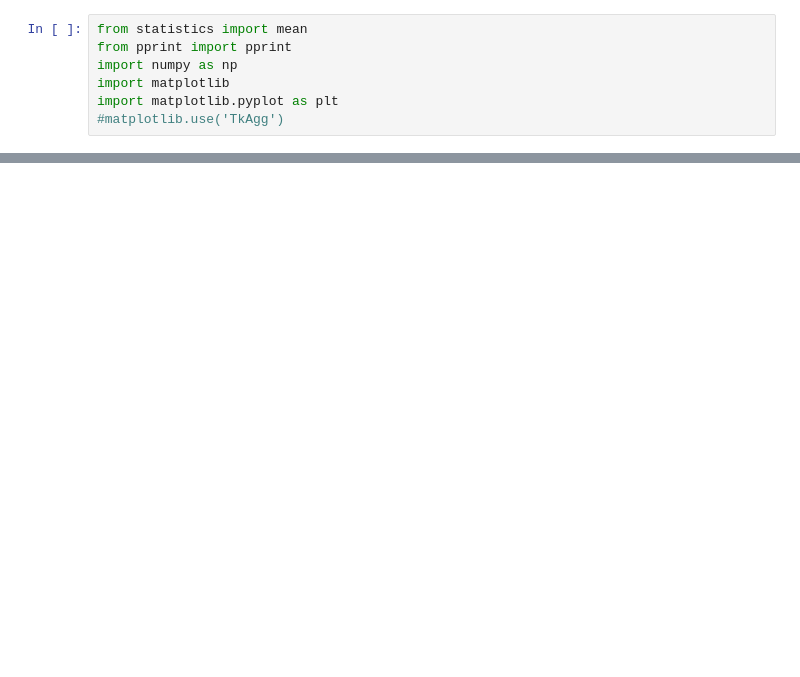
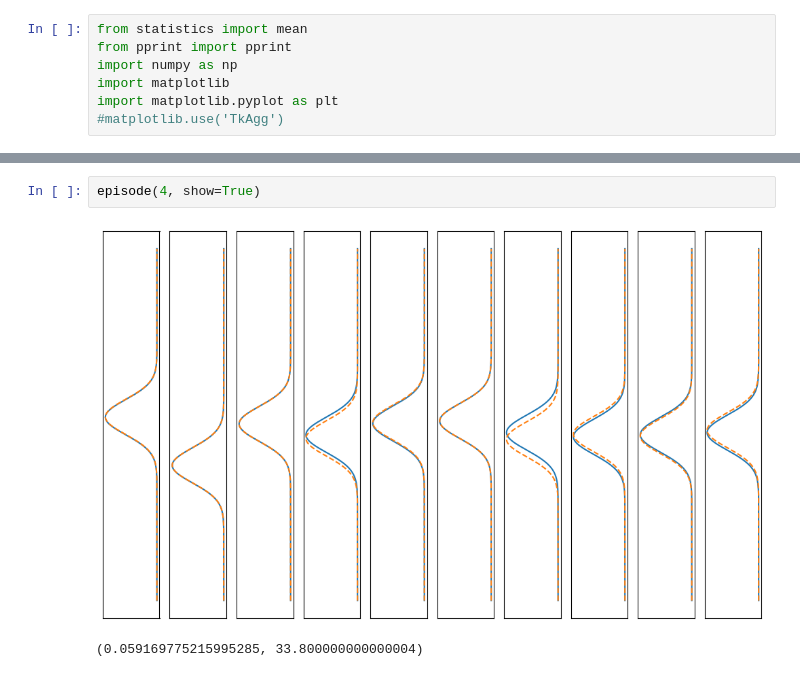
Before and after one commit to nikoczernin/aknum, a Jupyter notebook: tutorial_1/e1.7.ipynb, the cells around one changed output, grey strips where cells are left out. Cells and saved outputs as stored; diff of their text form; blank space fills up the shorter version.

```diff
--- a/tutorial_1/e1.7.ipynb
+++ b/tutorial_1/e1.7.ipynb
@@ -77,0 +103,5 @@ plt.show()
+# %%
+episode(4, show=True)
+# %% [output]
+[figure, added]
+(0.059169775215995285, 33.800000000000004)
```
Also changed, not shown: parts of 4 cells of this notebook, 3 other files.
